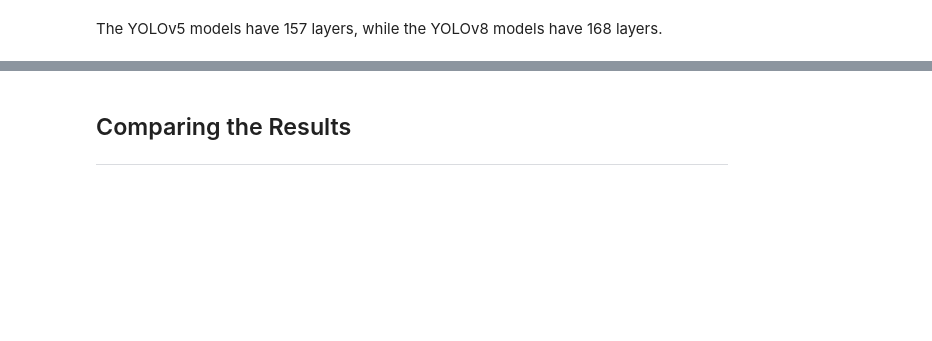
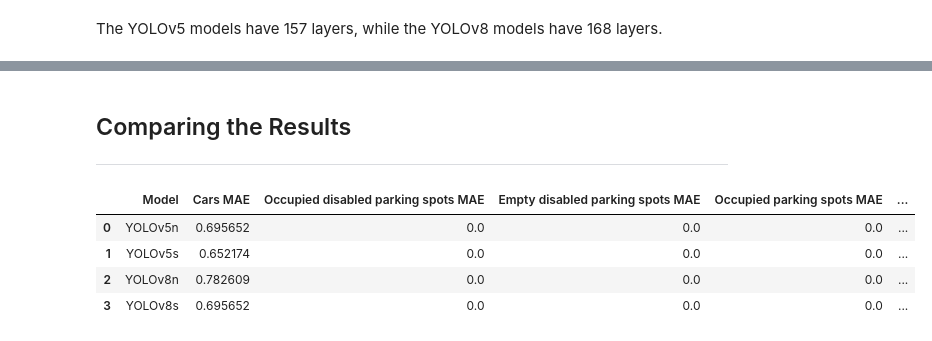
Before and after one commit to math-silva/YOLO-Parking-Spot, a Jupyter notebook: notebooks/yolo-parking-spot.ipynb, the cells around one changed output, grey strips where cells are left out. Cells and saved outputs as stored; diff of their text form; code cells hidden in the pictures; blank space fills up the shorter version.

```diff
--- a/notebooks/yolo-parking-spot.ipynb
+++ b/notebooks/yolo-parking-spot.ipynb
@@ -251,3 +248,12 @@ save_plots()
 # %% [markdown]
-## Comparing the Results
+## <div id="section-3">Comparing the Results</div>
 <hr>
+# %%
+results_df = get_results_df(without_yolo_results, yolov5n_results, yolov5s_results, yolov8n_results, yolov8s_results)
+results_df.head()
+# %% [output]
+|  | Model | Cars MAE | Occupied disabled parking spots MAE | Empty disabled parking spots MAE | Occupied parking spots MAE | ... |
+| 0 | YOLOv5n | 0.695652 | 0.0 | 0.0 | 0.0 | ... |
+| 1 | YOLOv5s | 0.652174 | 0.0 | 0.0 | 0.0 | ... |
+| 2 | YOLOv8n | 0.782609 | 0.0 | 0.0 | 0.0 | ... |
+| 3 | YOLOv8s | 0.695652 | 0.0 | 0.0 | 0.0 | ... |
```
Also changed, not shown: parts of 24 cells of this notebook, 9 other files.
